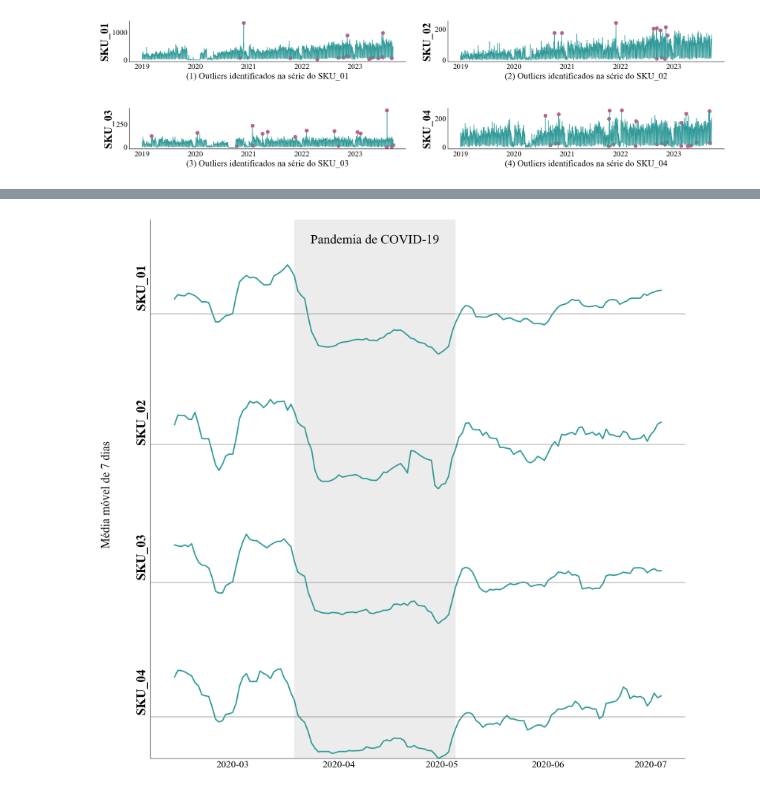
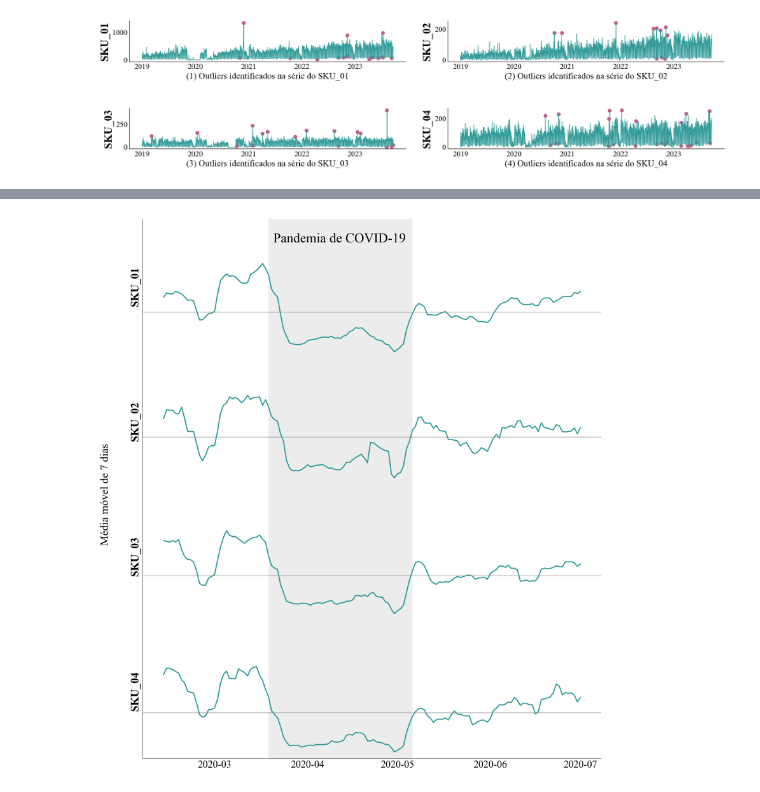
Before and after one commit to getrolucas/PIC-CD-UFERSA, a Jupyter notebook: notebooks/00_analise_exploratoria.ipynb, the cells around one changed output, grey strips where cells are left out. Drawn from its saved outputs; the diff is of its cells as text; code cells hidden in the pictures.

Commit message:
updates importantes
+ lag feature

```diff
--- a/notebooks/00_analise_exploratoria.ipynb
+++ b/notebooks/00_analise_exploratoria.ipynb
@@ -81,7 +85,7 @@ fig, ax = plt.subplots(
 )
 letters = string.ascii_lowercase
 kwgs = dict(
-    x='ds', y='y', color=colors[2]
+    x='ds', y='y', color=colors[1]
 )
 for i, sku in enumerate(df.unique_id.unique()):
 
@@ -368,48 +368,43 @@ Timedelta('22 days 12:00:00')
 # %%
-import matplotlib.pyplot as plt
-import seaborn as sns
-import pandas as pd
-from matplotlib.lines import Line2D
-
-fig, ax = plt.subplots(nrows=4, ncols=1, figsize=(12, 12),sharex=True)
+fig, ax = plt.subplots(nrows=4, ncols=1, figsize=(12, 14),sharex=True)
 kwgs = dict(x='ds', y='y', color=colors[2])
 
 start_date = pd.to_datetime('2020-03-19')
-end_date = pd.to_datetime('2020-05-05')
+end_date = pd.to_datetime('2020-05-06')
 
 for i, sku in enumerate(df.unique_id.unique()):
     major_df = df[df['unique_id'] == sku]\
             [(df['ds'] >= pd.to_datetime('2020-02-07'))
-             & (df['ds'] <= pd.to_datetime('2020-07-04'))
+             & (df['ds'] <= pd.to_datetime('2020-07-01'))
             ].set_index('ds').y.rolling(7).mean().reset_index()
     sns.lineplot(major_df, ax=ax[i], lw=2, **kwgs)
 
     ax[i].axhline(major_df.y.mean(), color='gray', linewidth=1.5, alpha=0.50)
-    ax[i].set_ylim(major_df.y.min() * 0.7, major_df.y.max() * 1.5)
+    ax[i].set_ylim(major_df.y.min() - 7, major_df.y.max() * 1.5)
     ax[i].set_ylabel(sku, fontsize=20, weight='bold')
     ax[i].set_xlabel(None)
     ax[i].axvspan(start_date, end_date, color='gray', alpha=0.15, lw=0)
 
 for i, axs in enumerate(ax):
     for spine in axs.spines.values():
         spine.set_visible(False)
     axs.tick_params(axis='y', left=False, labelleft=False)
     if i == 3:
-        axs.tick_params(axis='x', labelsize=15, size=0, left=True)
+        axs.tick_params(axis='x', labelsize=18, size=0, left=True)
     else:
         axs.tick_params(axis='x', bottom=False, labelbottom=False)
 
 for i in range(len(skus)):
     ax[i].add_line(Line2D([0, 0], [0, 1], transform=ax[i].transAxes, color='black', linewidth=1))
 
-ax[0].text(start_date + (end_date - start_date) / 10, y=350, s='Pandemia de COVID-19', fontsize=20)
+ax[0].text(start_date + (end_date - start_date) / 30, y=350, s='Pandemia de COVID-19', fontsize=24)
 ax[-1].add_line(Line2D([0, 1], [0, 0], transform=ax[-1].transAxes, color='black', linewidth=1))
 
 fig.text(-0.04, 0.5, 'Média móvel de 7 dias', rotation='vertical',
-         va='center', ha='center', fontsize=18)
+         va='center', ha='center', fontsize=20)
 
 fig.tight_layout(h_pad=0, w_pad=0)
 plt.subplots_adjust(hspace=0)
 plt.show()
 # %% [output]
-[figure, old version]
+[figure, new version]
```
Also changed, not shown: parts of 2 cells of this notebook, 3 other files.
